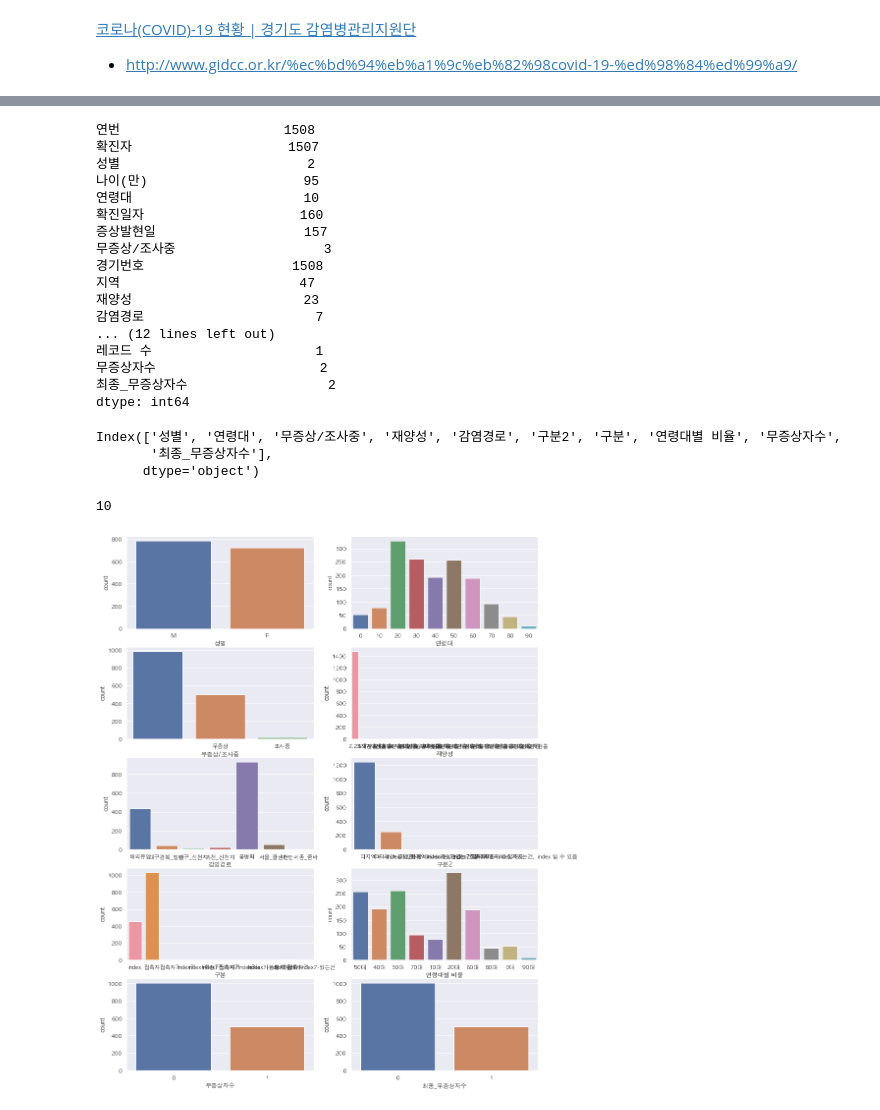
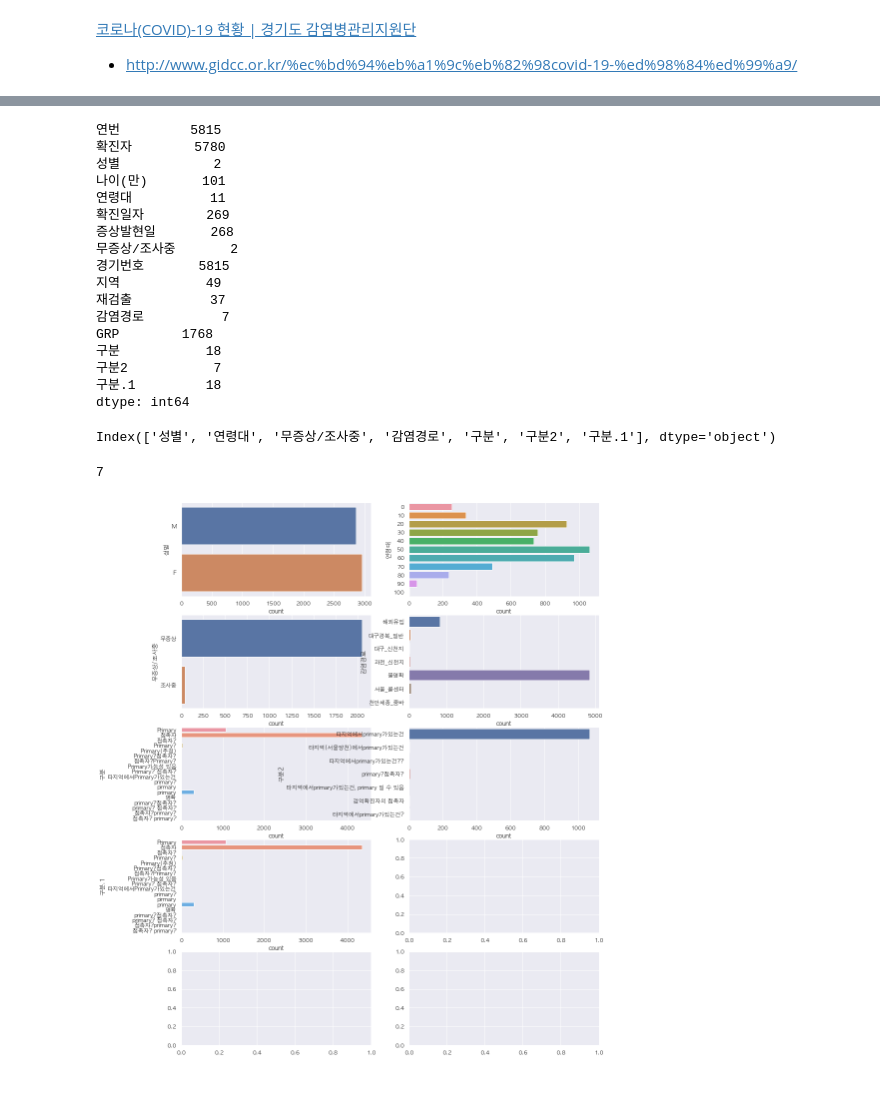
Before and after one commit to corazzon/COVID-19-eda, a Jupyter notebook: covid19-gg.ipynb, the cells around one changed output, grey strips where cells are left out. Saved outputs shown, nothing was run; the diff lists cells and outputs as text; code cells hidden in the pictures.

```diff
--- a/covid19-gg.ipynb
+++ b/covid19-gg.ipynb
@@ -9,6 +9,6 @@ import matplotlib.pyplot as plt
 
 sns.set(font="AppleGothic", rc={"axes.unicode_minus": False})
 # %%
-df = pd.read_csv("data/covid19_gg.csv")
+df = pd.read_csv("data/gidcc_covid19.csv", encoding="utf-8")
 df.shape
 # %% [output]
@@ -69,44 +63,42 @@ del df['"구분"']
 df_nunique = df.nunique()
 df_nunique
 # %% [output]
-연번                     1508
-확진자                    1507
-성별                        2
-나이(만)                    95
-연령대                      10
-확진일자                    160
-증상발현일                   157
-무증상/조사중                   3
-경기번호                   1508
-지역                       47
-재양성                      23
-감염경로                      7
-... (12 lines left out)
-레코드 수                     1
-무증상자수                     2
-최종_무증상자수                  2
+연번         5815
+확진자        5780
+성별            2
+나이(만)       101
+연령대          11
+확진일자        269
+증상발현일       268
+무증상/조사중       2
+경기번호       5815
+지역           49
+재검출          37
+감염경로          7
+GRP        1768
+구분           18
+구분2           7
+구분.1         18
 dtype: int64
 # %%
 object_data = df_nunique[(df_nunique < 25) & (df_nunique > 1)]
 cols_object = object_data.index
 cols_object
 # %% [output]
-Index(['성별', '연령대', '무증상/조사중', '재양성', '감염경로', '구분2', '구분', '연령대별 비율', '무증상자수',
-       '최종_무증상자수'],
-      dtype='object')
+Index(['성별', '연령대', '무증상/조사중', '감염경로', '구분', '구분2', '구분.1'], dtype='object')
 # %%
 cols_len = len(cols_object)
 cols_len
 # %% [output]
-10
+7
 # %%
 fig, axes = plt.subplots(5, 2, figsize=(15, 20))
 for i, col_name in enumerate(cols_object):
     row = i // 2
     col = i % 2
-    sns.countplot(data=df, x=col_name, ax=axes[row][col])
+    sns.countplot(data=df, y=col_name, ax=axes[row][col])
 # %% [output]
-[figure, old version]
+[figure, new version]
 # %%
 df["연도"] = df["확진일자"].str.split(".", expand=True)[0].str.strip()
 df["월"] = df["확진일자"].str.split(".", expand=True)[1].str.strip()
```
Also changed, not shown: parts of 21 cells of this notebook.
